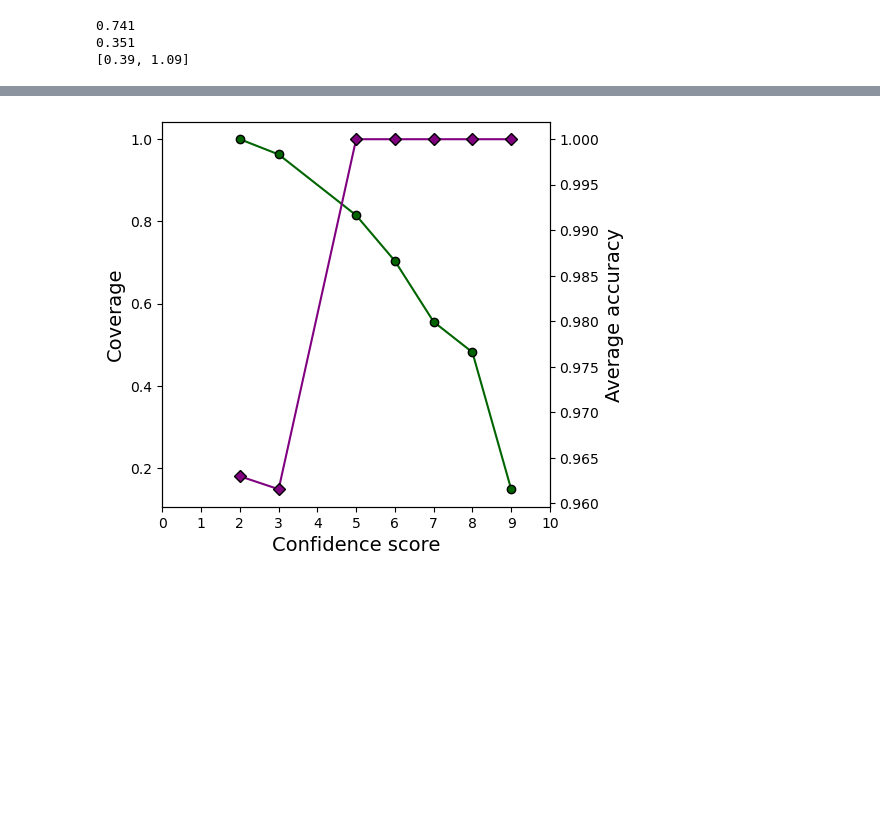
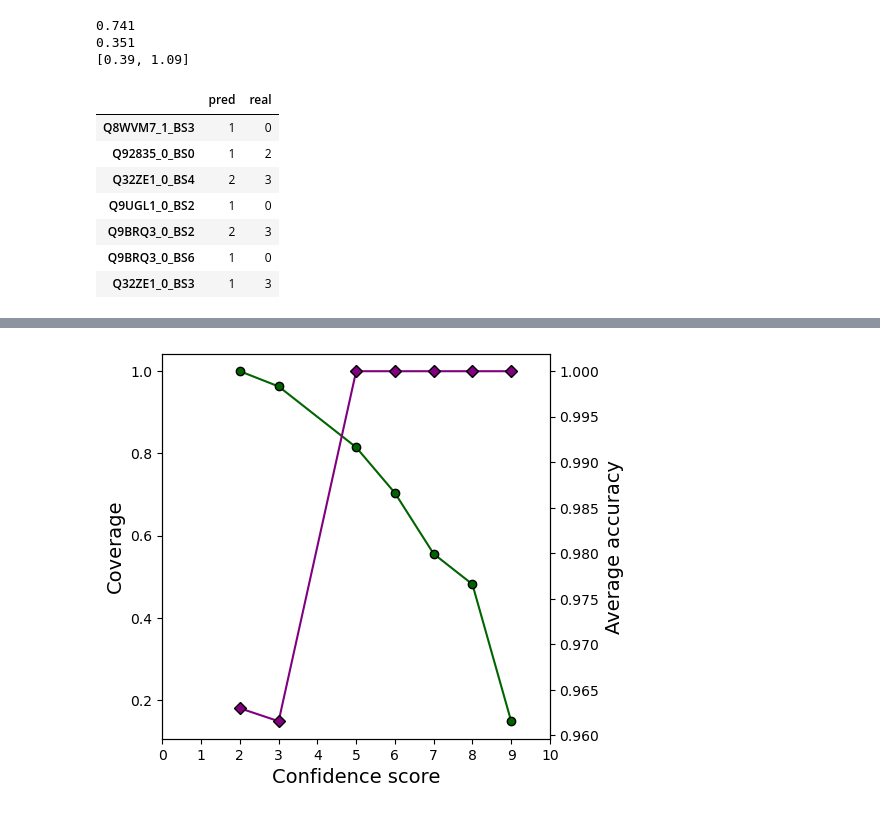
Before and after one commit to bartongroup/FRAGSYS, a Jupyter notebook: 12_fragsys_ML_test_models.ipynb, the cells around one changed output, grey strips where cells are left out. Saved outputs shown, nothing was run; the diff lists cells and outputs as text; code cells hidden in the pictures; blank space fills up the shorter version.

Commit message:
added understand preds nb

```diff
--- a/12_fragsys_ML_test_models.ipynb
+++ b/12_fragsys_ML_test_models.ipynb
@@ -253,3 +273,19 @@ print([round(p - p_se, 2), round(p + p_se, 2)])
 0.741
 0.351
 [0.39, 1.09]
+# %%
+KNN_pred_df = pd.DataFrame(list(zip(y_pred_KNN, y_blind.label.tolist())), columns = ["pred", "real"])
+#KNN_pred_df["pred"] = y_pred_KNN
+#KNN_pred_df["real"] = y_blind.label.tolist()
+KNN_pred_df.index = y_blind_df.index
+# %%
+KNN_pred_df[KNN_pred_df.pred != KNN_pred_df.real]
+# %% [output]
+|  | pred | real |
+| Q8WVM7_1_BS3 | 1 | 0 |
+| Q92835_0_BS0 | 1 | 2 |
+| Q32ZE1_0_BS4 | 2 | 3 |
+| Q9UGL1_0_BS2 | 1 | 0 |
+| Q9BRQ3_0_BS2 | 2 | 3 |
+| Q9BRQ3_0_BS6 | 1 | 0 |
+| Q32ZE1_0_BS3 | 1 | 3 |
```
Also changed, not shown: parts of 2 cells of this notebook, 3 other files.
